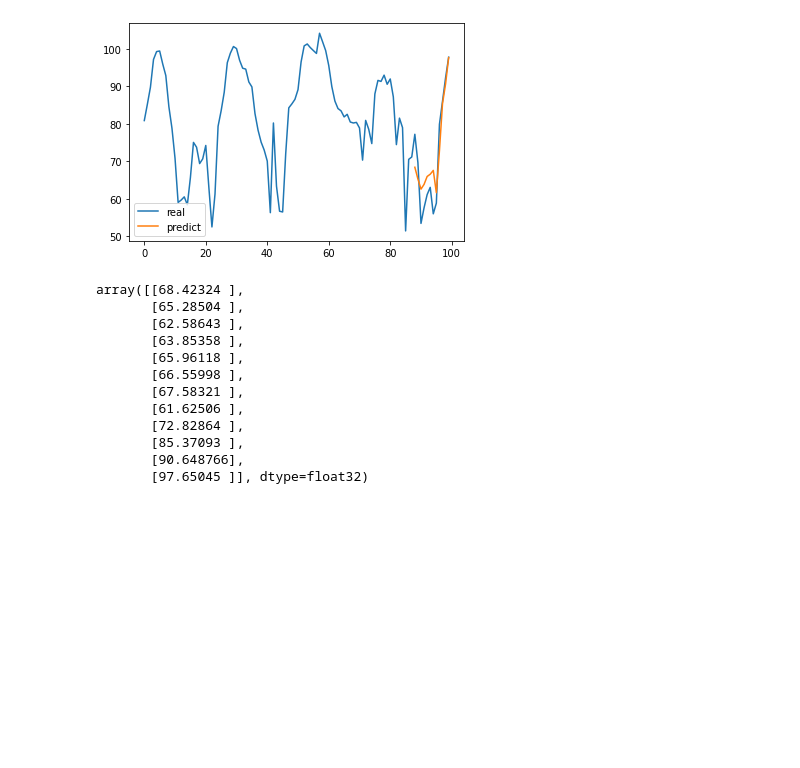
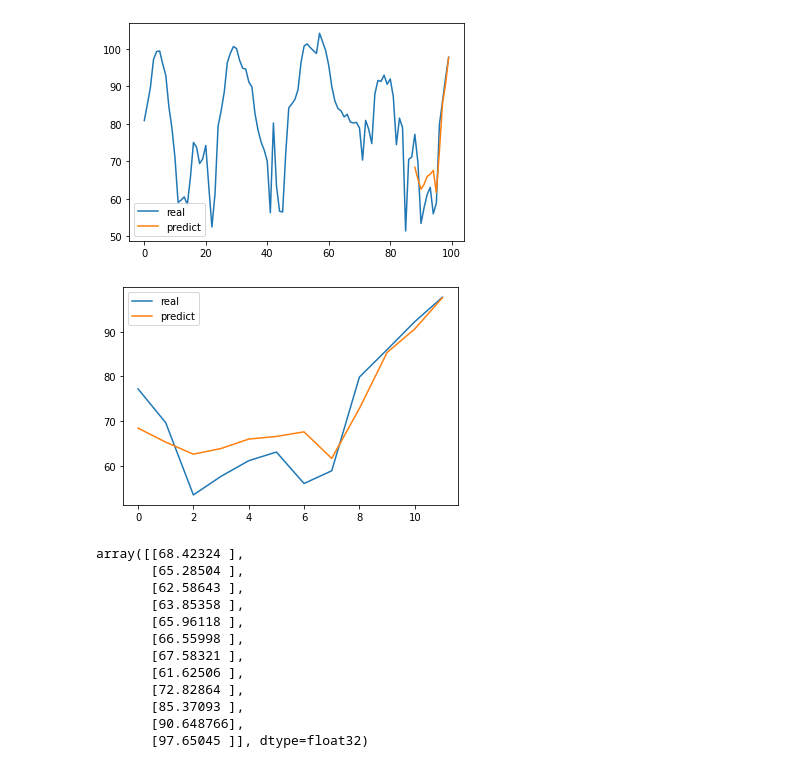
Before and after one commit to hyuntai97/Tobigs_conference, a Jupyter notebook: notebook/speed_dataset.ipynb, the cells around one changed output. Cells and saved outputs as stored; diff of their text form; code cells hidden in the pictures; blank space fills up the shorter version.

```diff
--- a/notebook/speed_dataset.ipynb
+++ b/notebook/speed_dataset.ipynb
@@ -197,6 +197,14 @@ plt.legend()
 plt.show()
 # %% [output]
 [figure]
+# %%
+plt.plot(range(12), real[-12:], label='real')
+plt.plot(range(12), predict, label='predict')
+
+plt.legend()
+plt.show()
+# %% [output]
+[figure, added]
 # %%
 predict
 # %% [output]
```
Also changed, not shown: parts of 2 cells of this notebook, 8 other files.
